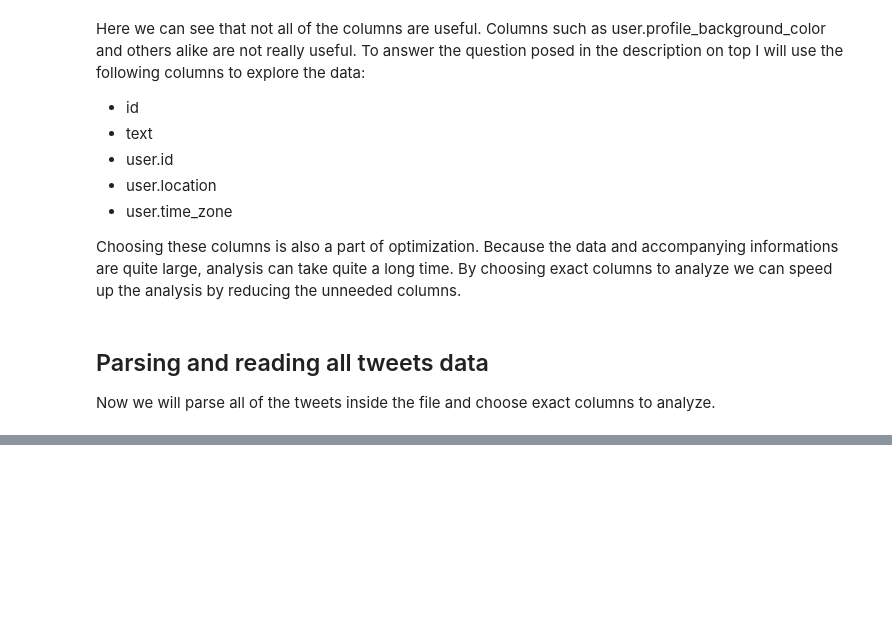
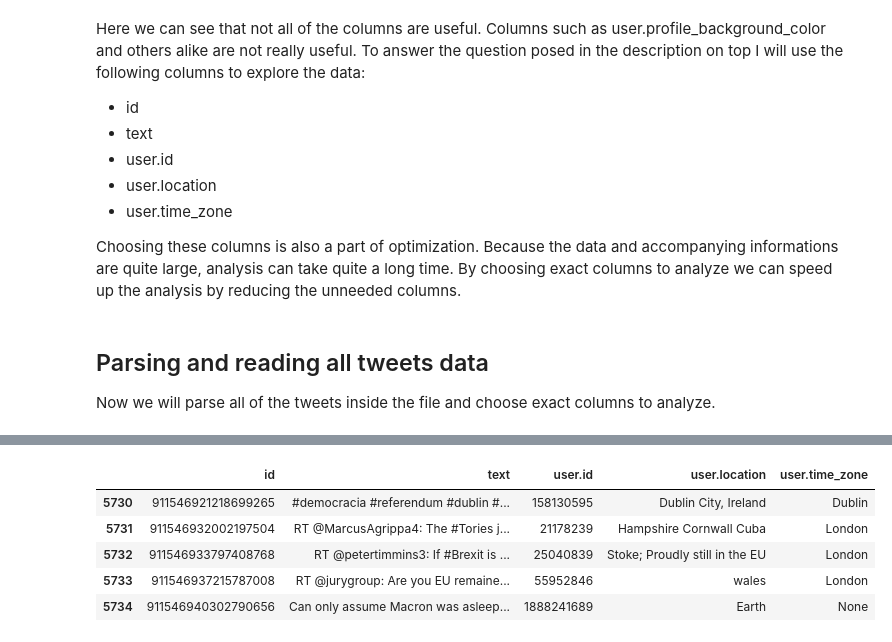
Before and after one commit to indralukmana/twitter-brexit, a Jupyter notebook: Indra/Brexit-Twitter-Indra_Lukmana.ipynb, the cells around one changed output, grey strips where cells are left out. Saved outputs shown, nothing was run; the diff lists cells and outputs as text; code cells hidden in the pictures; blank space fills up the shorter version.

```diff
--- a/Indra/Brexit-Twitter-Indra_Lukmana.ipynb
+++ b/Indra/Brexit-Twitter-Indra_Lukmana.ipynb
@@ -150,0 +158,9 @@ array([None], dtype=object)
+# %%
+df_tweets.tail()
+# %% [output]
+|  | id | text | user.id | user.location | user.time_zone |
+| 5730 | 911546921218699265 | #democracia #referendum #dublin #... | 158130595 | Dublin City, Ireland | Dublin |
+| 5731 | 911546932002197504 | RT @MarcusAgrippa4: The #Tories j... | 21178239 | Hampshire Cornwall Cuba | London |
+| 5732 | 911546933797408768 | RT @petertimmins3: If #Brexit is ... | 25040839 | Stoke; Proudly still in the EU | London |
+| 5733 | 911546937215787008 | RT @jurygroup: Are you EU remaine... | 55952846 | wales | London |
+| 5734 | 911546940302790656 | Can only assume Macron was asleep... | 1888241689 | Earth | None |
```
Also changed, not shown: parts of 10 cells of this notebook.
